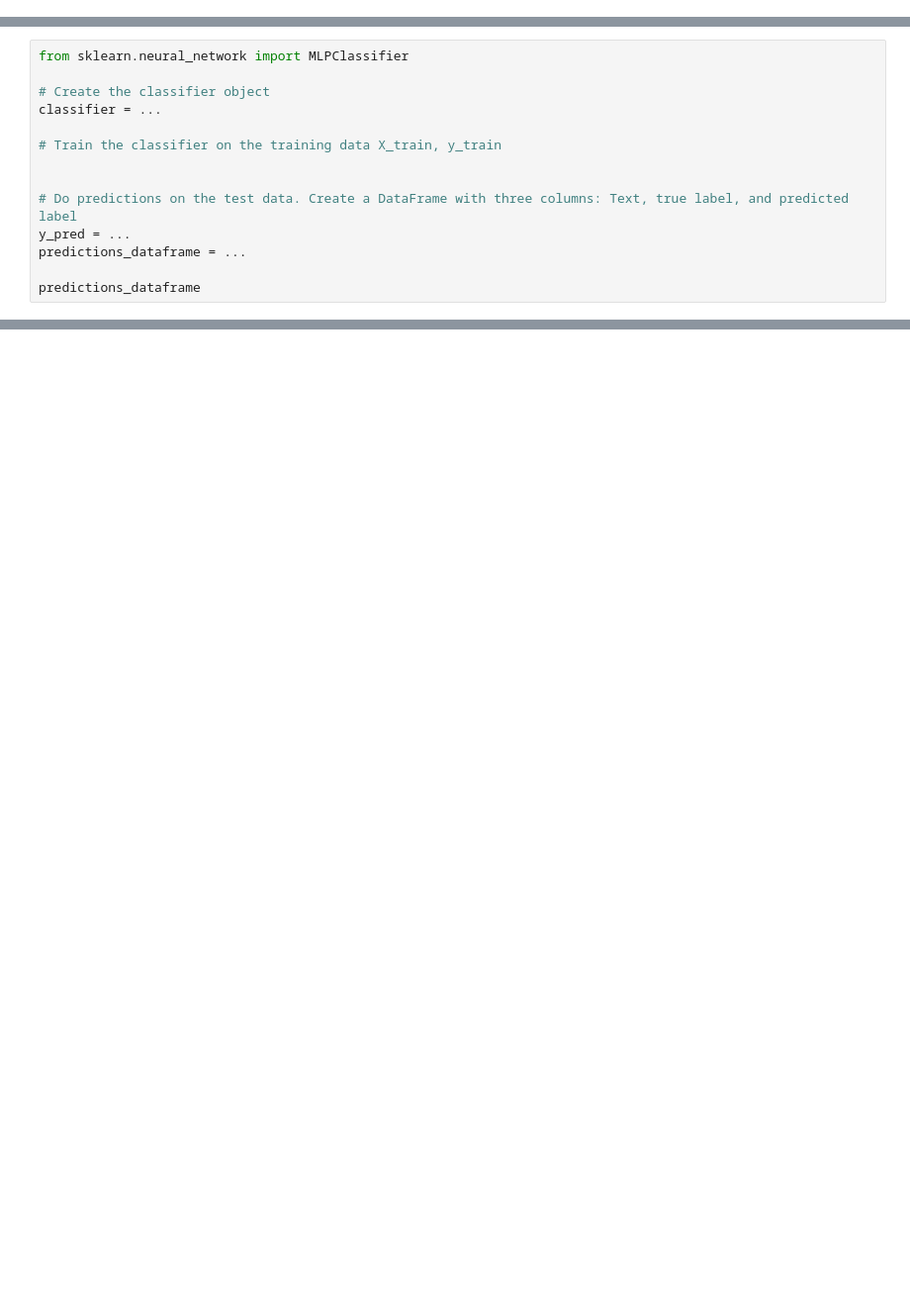
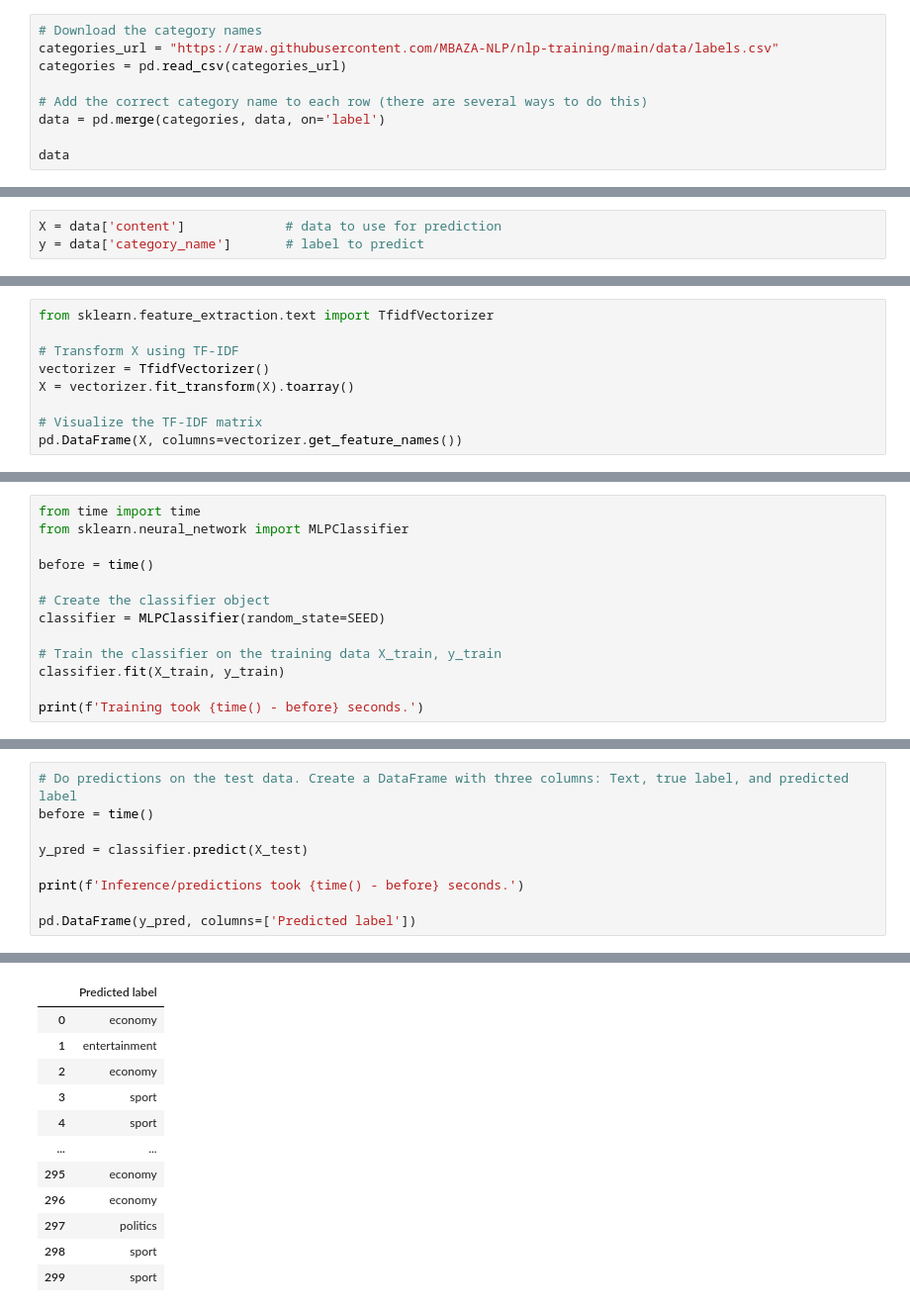
Before and after one commit to MBAZA-NLP/nlp-training, a Jupyter notebook: block3-nlp-modelling-algorithms/nlp_modelling_solutions.ipynb, the cells around one changed output, grey strips where cells are left out. Shown at 99% size. Drawn from its saved outputs; the diff is of its cells as text; blank space fills up the shorter version.

```diff
--- a/block3-nlp-modelling-algorithms/nlp_modelling_solutions.ipynb
+++ b/block3-nlp-modelling-algorithms/nlp_modelling_solutions.ipynb
@@ -26,0 +40,9 @@ X = ...
+# %%
+# Download the category names
+categories_url = "https://raw.githubusercontent.com/MBAZA-NLP/nlp-training/main/data/labels.csv"
+categories = pd.read_csv(categories_url)
+
+# Add the correct category name to each row (there are several ways to do this)
+data = pd.merge(categories, data, on='label')
+
+data
@@ -26,0 +66,3 @@ X = ...
+# %%
+X = data['content']             # data to use for prediction
+y = data['category_name']       # label to predict
@@ -26,0 +78,9 @@ X = ...
+# %%
+from sklearn.feature_extraction.text import TfidfVectorizer
+
+# Transform X using TF-IDF
+vectorizer = TfidfVectorizer()
+X = vectorizer.fit_transform(X).toarray()
+
+# Visualize the TF-IDF matrix
+pd.DataFrame(X, columns=vectorizer.get_feature_names())
@@ -32,14 +118,13 @@ X_train, X_test, y_train, y_test = train_test_split(X, y, test_size=0.3, random_
 # %%
+from time import time
 from sklearn.neural_network import MLPClassifier
 
+before = time()
+
 # Create the classifier object
-classifier = ...
+classifier = MLPClassifier(random_state=SEED)
 
 # Train the classifier on the training data X_train, y_train
+classifier.fit(X_train, y_train)
 
-
-# Do predictions on the test data. Create a DataFrame with three columns: Text, true label, and predicted label
-y_pred = ...
-predictions_dataframe = ...
-
-predictions_dataframe
+print(f'Training took {time() - before} seconds.')
@@ -45,0 +141,10 @@ predictions_dataframe
+# %%
+# Do predictions on the test data. Create a DataFrame with three columns: Text, true label, and predicted label
+before = time()
+
+y_pred = classifier.predict(X_test)
+
+print(f'Inference/predictions took {time() - before} seconds.')
+
+pd.DataFrame(y_pred, columns=['Predicted label'])
+# %% [output]
@@ -45,0 +152,12 @@ predictions_dataframe
+|  | Predicted label |
+| 0 | economy |
+| 1 | entertainment |
+| 2 | economy |
+| 3 | sport |
+| 4 | sport |
+| ... | ... |
+| 295 | economy |
+| 296 | economy |
+| 297 | politics |
+| 298 | sport |
+| 299 | sport |
```
Also changed, not shown: parts of 28 cells of this notebook, 1 other file.
